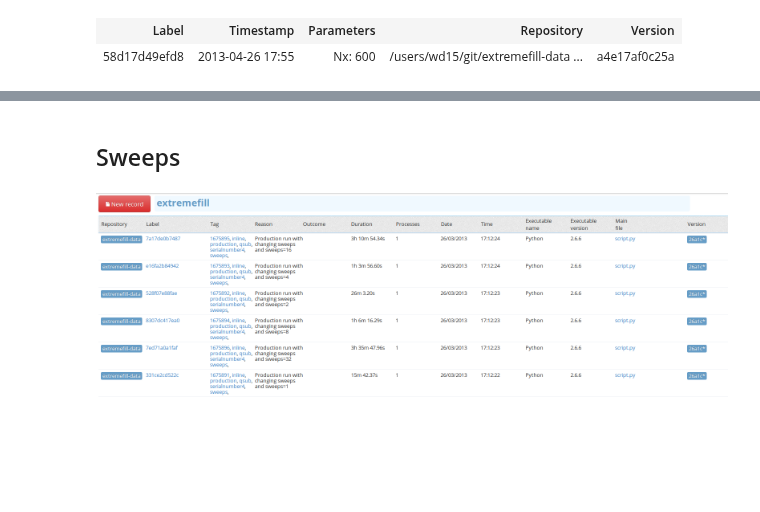
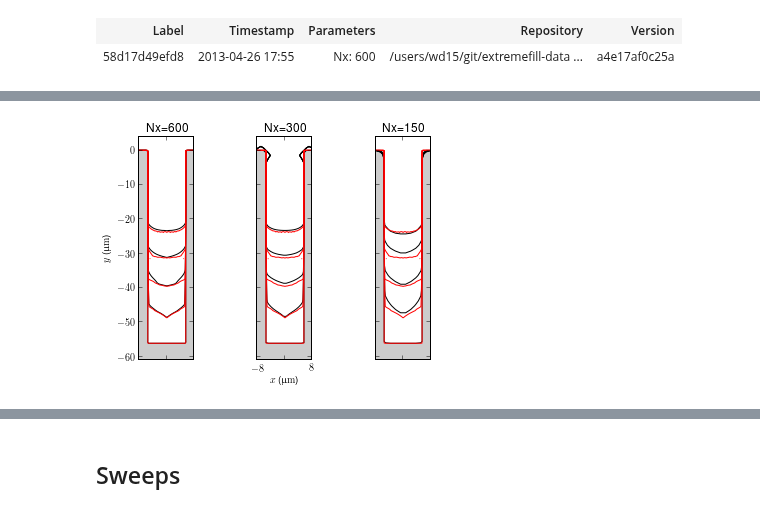
Before and after one commit to wd15/extremefill2D, a Jupyter notebook: extremefill2D.ipynb, the cells around one changed output, grey strips where cells are left out. Drawn from its saved outputs; the diff is of its cells as text; code cells hidden in the pictures; blank space fills up the shorter version.

```diff
--- a/extremefill2D.ipynb
+++ b/extremefill2D.ipynb
@@ -84,9 +36,0 @@ Image(filename='nx_records.png', embed=True)
-# %%
-from viewer import Records
-from viewer import ContourViewer
-records = Records().by_tag('batch2')
-baseRecord = records.by_parameter('Nx', 1200)
-for Nx in (150, 300, 600):
-    otherRecord = records.by_parameter('Nx', Nx)
-    v = ContourViewer(baseRecord, otherRecord, colors=('r',))
-    v.plot()
@@ -122,0 +69,12 @@ pl.show()
+# %%
+from multiViewer import MultiViewer
+from smtext import getSMTRecords, CustomHTMLFormatter
+
+records = getSMTRecords(tags=['batch2'])
+records = [getSMTRecords(records=records, parameters={'Nx' : Nx})[0] for Nx in (1200, 600, 300, 150)]
+title = [r'Nx={0:d}'.format(r.parameters['Nx']) for r in records[1:]]
+viewer = MultiViewer(records[1:], baseRecords=records[0], title=title)
+viewer.plot(times=(0., 1000., 2000., 3000., 4000.))
+CustomHTMLFormatter(records, fields=['label', 'timestamp', 'parameters', 'repository', 'version', 'duration'], parameters=['Nx']).ipython_table()
+# %% [output]
+[figure, added]
@@ -123,8 +86,2 @@ pl.show()
 # %% [markdown]
 ## Sweeps
-# %%
-from IPython.core.display import Image
-
-Image(filename='sweep_records.png', embed=True)
-# %% [output]
-[figure, removed]
```
Also changed, not shown: parts of 33 cells of this notebook, 2 other files.
